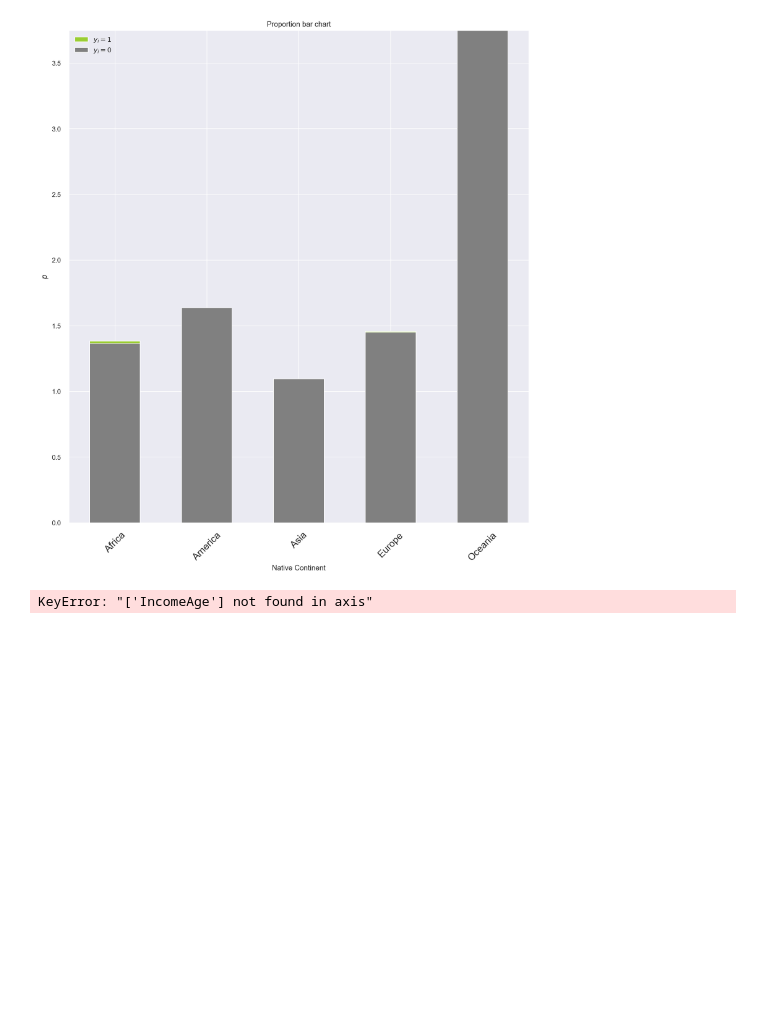
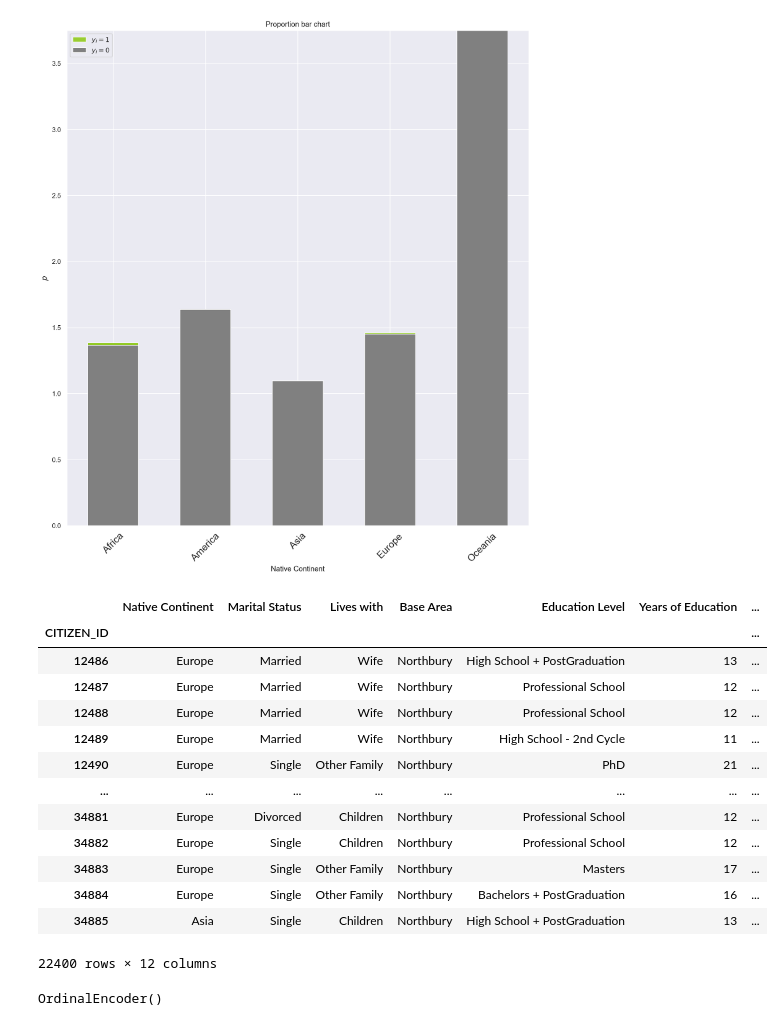
Before and after one commit to AnaMartaSilva/Machine-Learning-Project, a Jupyter notebook: ML- Marta.ipynb, the cells around one changed output. Cells and saved outputs as stored; diff of their text form; code cells hidden in the pictures; blank space fills up the shorter version.

```diff
--- a/ML- Marta.ipynb
+++ b/ML- Marta.ipynb
@@ -430,9 +396,32 @@ bar_charts_categorical(newland_train, "Native Continent", "Employment Sector")
 [figure]
 # %%
 #all the categorical variables
+newland_train
+# %% [output]
+|  | Native Continent | Marital Status | Lives with | Base Area | Education Level | Years of Education | ... |
+| CITIZEN_ID |  |  |  |  |  |  | ... |
+| 12486 | Europe | Married | Wife | Northbury | High School + PostGraduation | 13 | ... |
+| 12487 | Europe | Married | Wife | Northbury | Professional School | 12 | ... |
+| 12488 | Europe | Married | Wife | Northbury | Professional School | 12 | ... |
+| 12489 | Europe | Married | Wife | Northbury | High School - 2nd Cycle | 11 | ... |
+| 12490 | Europe | Single | Other Family | Northbury | PhD | 21 | ... |
+| ... | ... | ... | ... | ... | ... | ... | ... |
+| 34881 | Europe | Divorced | Children | Northbury | Professional School | 12 | ... |
+| 34882 | Europe | Single | Children | Northbury | Professional School | 12 | ... |
+| 34883 | Europe | Single | Other Family | Northbury | Masters | 17 | ... |
+| 34884 | Europe | Single | Other Family | Northbury | Bachelors + PostGraduation | 16 | ... |
+| 34885 | Asia | Single | Children | Northbury | High School + PostGraduation | 13 | ... |
+22400 rows × 12 columns
 # %%
-metric_features = ['Years of Education', 'Working Hours per week',"Income", "Age"]
-non_metric_features = newland_train.columns.drop(metric_features).to_list()
-print(non_metric_features)
+metric_features = newland_train[['Years of Education', 'Working Hours per week', 'Age', 'Income']]
+non_metric_features = newland_train.drop(metric_features,axis=1)
-# %% [output]
-KeyError: "['IncomeAge'] not found in axis"
+# %%
+#We are going to encode education level
+
+from sklearn.preprocessing import OrdinalEncoder
+#enc1 = OrdinalEncoder(categories={0:"Preschool",1:"Primary School",2:"Middle School - 1st Cycle";3:"Middle School - 2nd Cycle",4:"Middle School Complete", 5:"High School - 1st Cycle", 6:"High School - 2nd Cycle",7:"High School Complete", 8:"High School + PostGraduation", 9: "Professional School", 10:"Professional School + PostGraduation",11:"Bachelors",12:"Bachelors + PostGraduation",13:"Masters",14:"Masters + PostGraduation",15:"Phd"})
+enc = OrdinalEncoder()
+x=[["Preschool",0], ["Primary School",1],["Mi[ddle School - 1st Cycle",2],["Middle School - 2nd Cycle",3],["Middle School Complete",4],["High School - 1st Cycle",5],["High School - 2nd Cycle",6],["High School Complete",7],["High School + PostGraduation",8],["Professional School",9],["Professional School + PostGraduation",10],["Bachelors",11],["Bachelors + PostGraduation",12],["Masters",13],["Masters + PostGraduation",14],["Phd",15]]
+enc1.fit(x)
+# %% [output]
+OrdinalEncoder()
```
Also changed, not shown: parts of 40 cells of this notebook.
